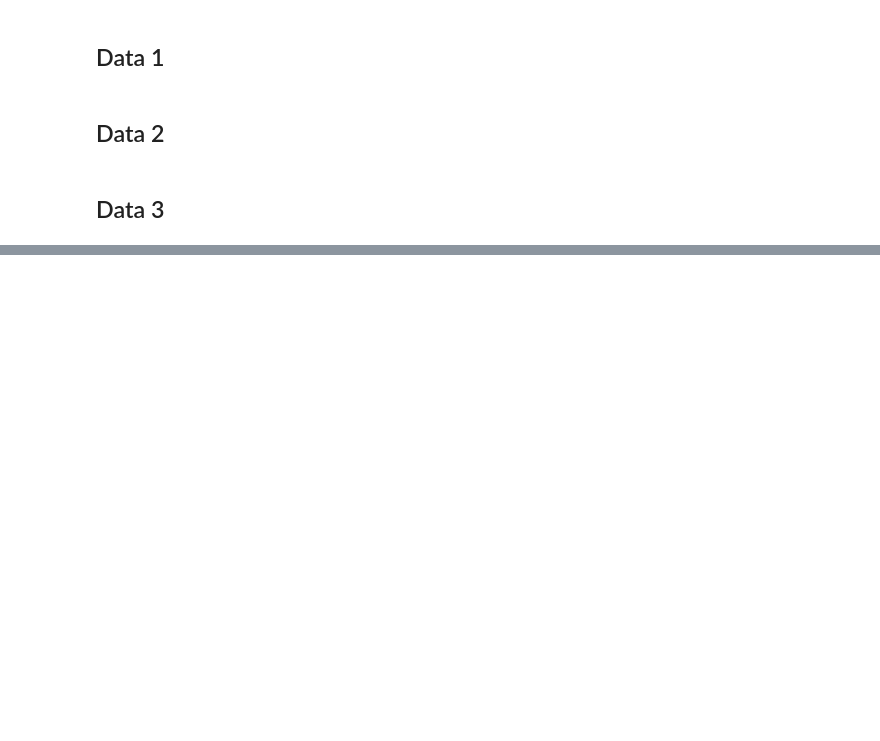
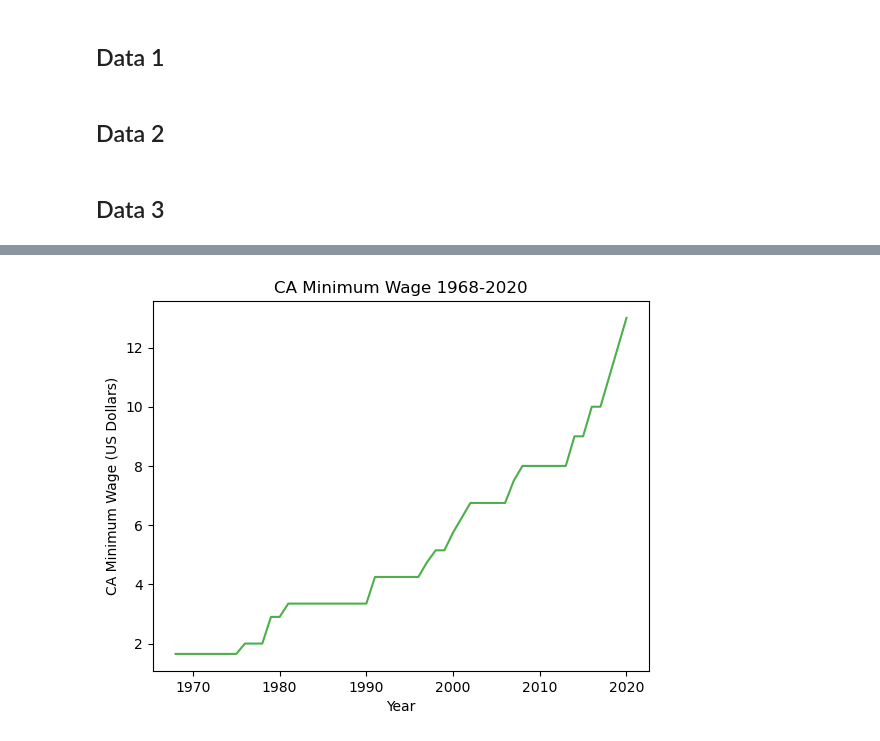
Before and after one commit to leslie-vzq/py_visualizations, a Jupyter notebook: py_visualizations.ipynb, the cells around one changed output, grey strips where cells are left out. Saved outputs shown, nothing was run; the diff lists cells and outputs as text; code cells hidden in the pictures; blank space fills up the shorter version.

Commit message:
Added data 1 visualizations
Added data 1 line plot and data 2 histogram.

```diff
--- a/py_visualizations.ipynb
+++ b/py_visualizations.ipynb
@@ -26,0 +35,4 @@ directory = pd.read_csv("directory.csv")
+# %%
+ca_min_wage = min_wage.loc["California"]
+ca_min_wage = ca_min_wage.loc[:,["Year", "State.Minimum.Wage"]]
+print(ca_min_wage.head())
@@ -26,0 +47,20 @@ directory = pd.read_csv("directory.csv")
+# %%
+plt.plot(ca_min_wage["Year"], ca_min_wage["State.Minimum.Wage"], color = "#4daf4a")
+plt.xlabel("Year")
+plt.ylabel("CA Minimum Wage (US Dollars)")
+plt.title("CA Minimum Wage 1968-2020")
+plt.show()
+
+# colors = {
+#    'blue':    '#377eb8',
+#    'orange':  '#ff7f00',
+#    'green':   '#4daf4a',
+#    'pink':    '#f781bf',
+#    'brown':   '#a65628',
+#    'purple':  '#984ea3',
+#    'gray':    '#999999',
+#    'red':     '#e41a1c',
+#    'yellow':  '#dede00'
+#}
+# %% [output]
+[figure, added]
```
Also changed, not shown: parts of 6 cells of this notebook.
